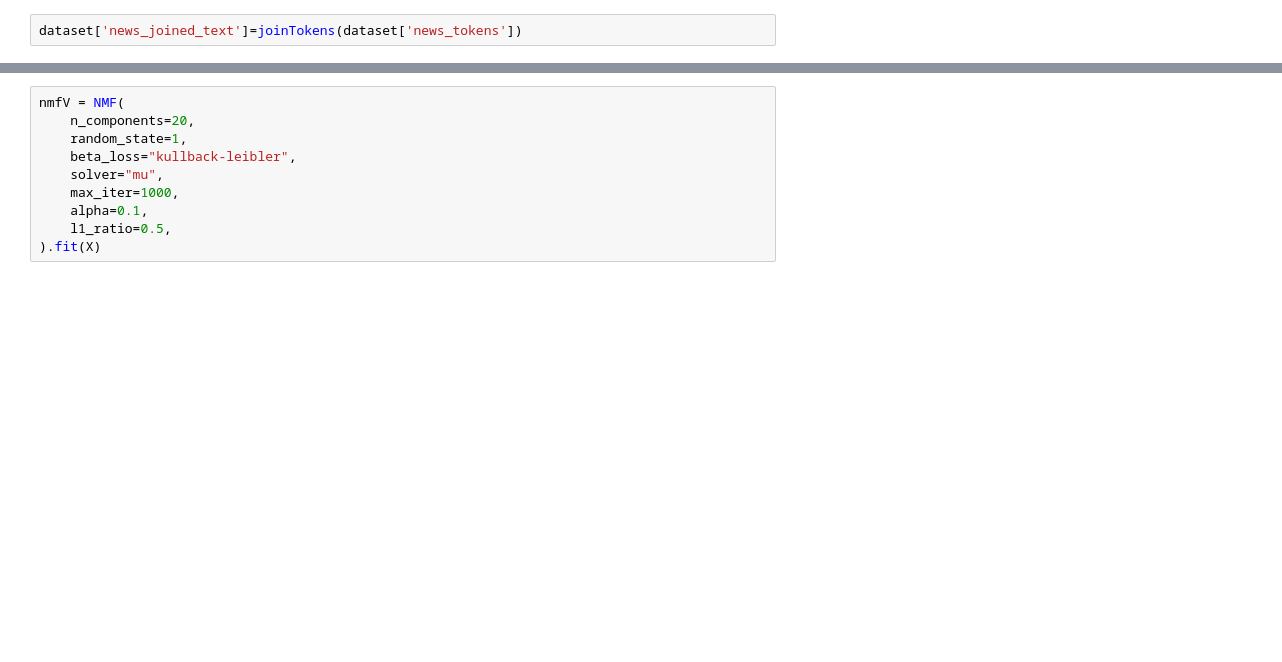
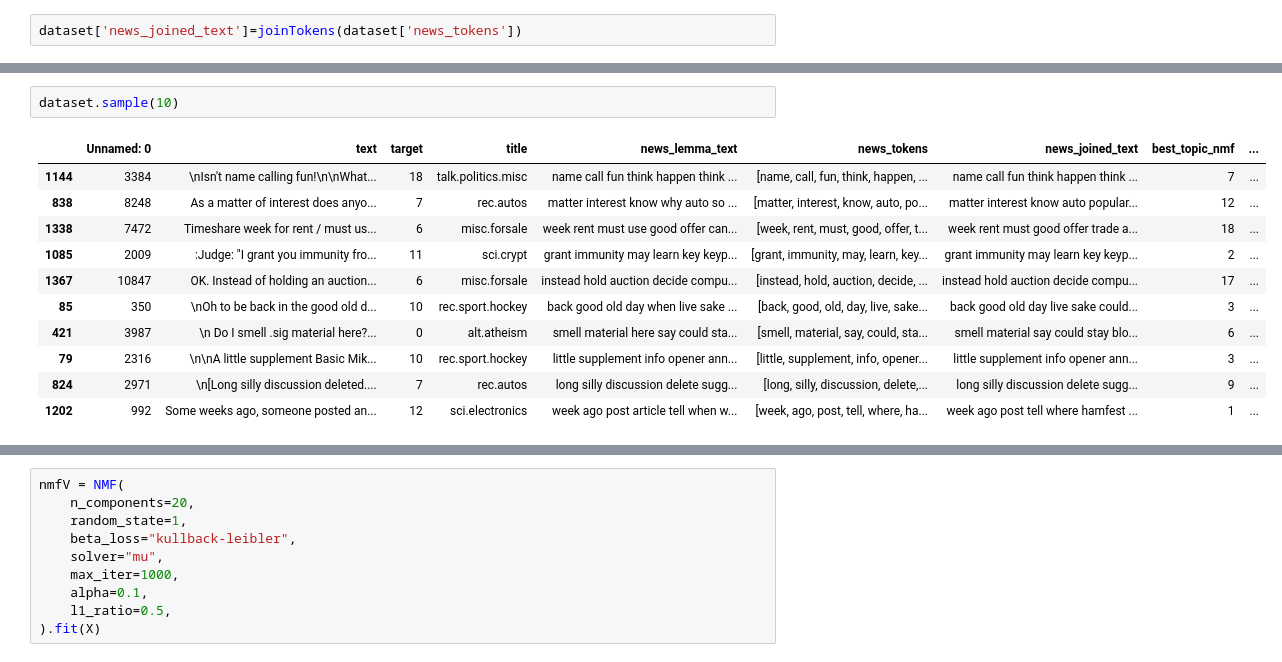
Before and after one commit to geersenthil/Topic-Modeling-, a Jupyter notebook: NMF.ipynb, the cells around one changed output, grey strips where cells are left out. Cells and saved outputs as stored; diff of their text form; blank space fills up the shorter version.

```diff
--- a/NMF.ipynb
+++ b/NMF.ipynb
@@ -303,0 +350,14 @@ plot_top_words(nmf, tfidf_feature_names, n_top_words, "Topics in NMF model")
+# %%
+dataset.sample(10)
+# %% [output]
+|  | Unnamed: 0 | text | target | title | news_lemma_text | news_tokens | news_joined_text | best_topic_nmf | ... |
+| 1144 | 3384 | \nIsn't name calling fun!\n\nWhat... | 18 | talk.politics.misc | name call fun think happen think ... | [name, call, fun, think, happen, ... | name call fun think happen think ... | 7 | ... |
+| 838 | 8248 | As a matter of interest does anyo... | 7 | rec.autos | matter interest know why auto so ... | [matter, interest, know, auto, po... | matter interest know auto popular... | 12 | ... |
+| 1338 | 7472 | Timeshare week for rent / must us... | 6 | misc.forsale | week rent must use good offer can... | [week, rent, must, good, offer, t... | week rent must good offer trade a... | 18 | ... |
+| 1085 | 2009 | :Judge: "I grant you immunity fro... | 11 | sci.crypt | grant immunity may learn key keyp... | [grant, immunity, may, learn, key... | grant immunity may learn key keyp... | 2 | ... |
+| 1367 | 10847 | OK. Instead of holding an auction... | 6 | misc.forsale | instead hold auction decide compu... | [instead, hold, auction, decide, ... | instead hold auction decide compu... | 17 | ... |
+| 85 | 350 | \nOh to be back in the good old d... | 10 | rec.sport.hockey | back good old day when live sake ... | [back, good, old, day, live, sake... | back good old day live sake could... | 3 | ... |
+| 421 | 3987 | \n Do I smell .sig material here?... | 0 | alt.atheism | smell material here say could sta... | [smell, material, say, could, sta... | smell material say could stay blo... | 6 | ... |
+| 79 | 2316 | \n\nA little supplement Basic Mik... | 10 | rec.sport.hockey | little supplement info opener ann... | [little, supplement, info, opener... | little supplement info opener ann... | 3 | ... |
+| 824 | 2971 | \n[Long silly discussion deleted.... | 7 | rec.autos | long silly discussion delete sugg... | [long, silly, discussion, delete,... | long silly discussion delete sugg... | 9 | ... |
+| 1202 | 992 | Some weeks ago, someone posted an... | 12 | sci.electronics | week ago post article tell when w... | [week, ago, post, tell, where, ha... | week ago post tell where hamfest ... | 1 | ... |
```
Also changed, not shown: parts of 19 cells of this notebook.
